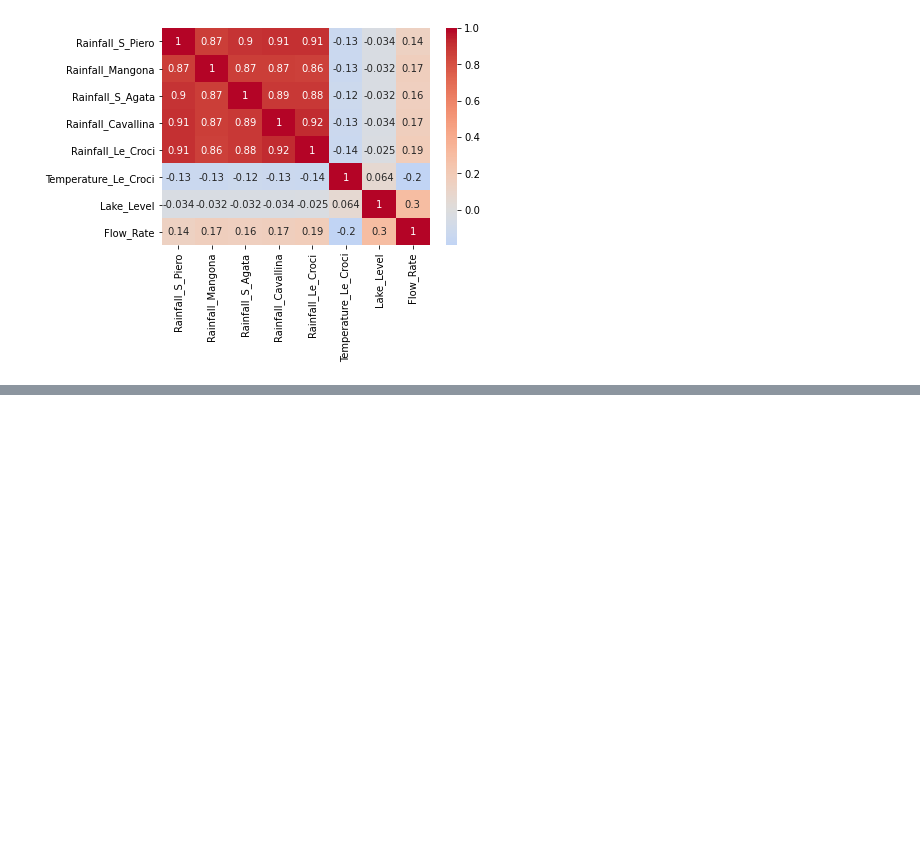
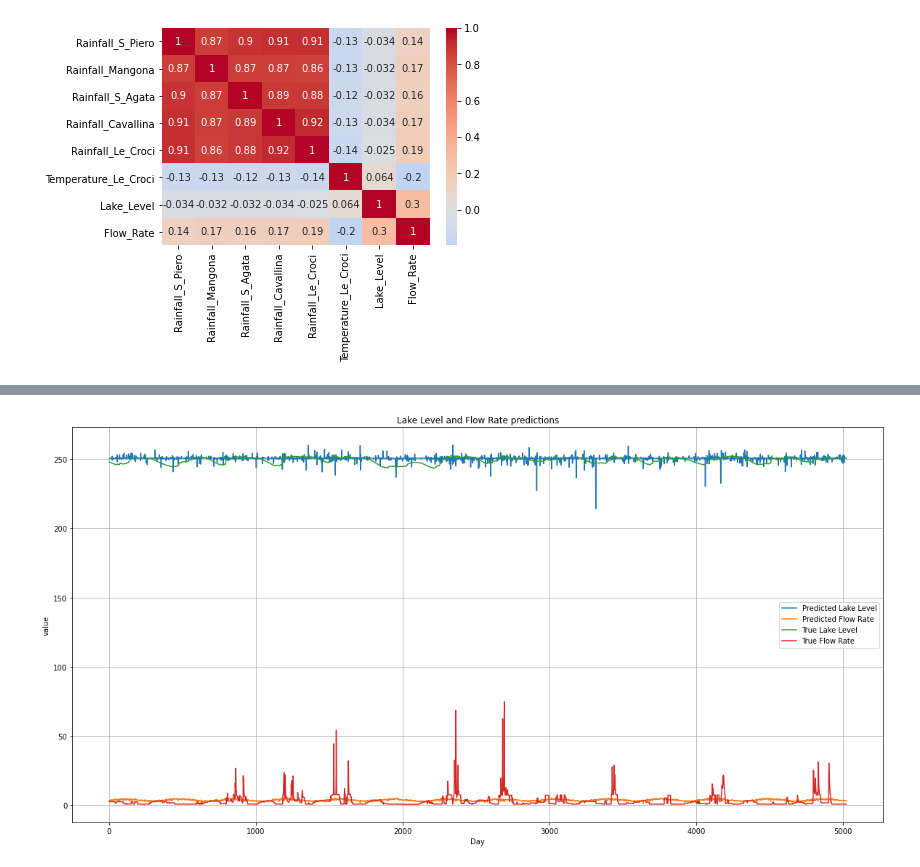
Before and after one commit to mike-ze/machine_learning_codes, a Jupyter notebook: Waterbody Feature Prediction/Acea Water Analytics.ipynb, the cells around one changed output, grey strips where cells are left out. Cells and saved outputs as stored; diff of their text form; code cells hidden in the pictures; blank space fills up the shorter version.

Commit message:
updated Acea water prediction

```diff
--- a/Waterbody Feature Prediction/Acea Water Analytics.ipynb
+++ b/Waterbody Feature Prediction/Acea Water Analytics.ipynb
@@ -69,0 +157,15 @@ display(data_lb.head())
+# %%
+y_pred = grid.best_estimator_.model.predict(X_test_scaled)
+y_pred = pd.DataFrame(y_pred)
+y_test_display = pd.DataFrame.reset_index(y_test).drop(["index"], axis=1)
+plt.figure(figsize=(20,10))
+plt.plot(y_pred)
+plt.plot(y_test_display)
+plt.title('Lake Level and Flow Rate predictions')
+plt.xlabel('Day')
+plt.ylabel('value')
+plt.legend(['Predicted Lake Level','Predicted Flow Rate', 'True Lake Level','True Flow Rate'])
+plt.grid()
+plt.show()
+# %% [output]
+[figure, added]
```
Also changed, not shown: parts of 12 cells of this notebook.
